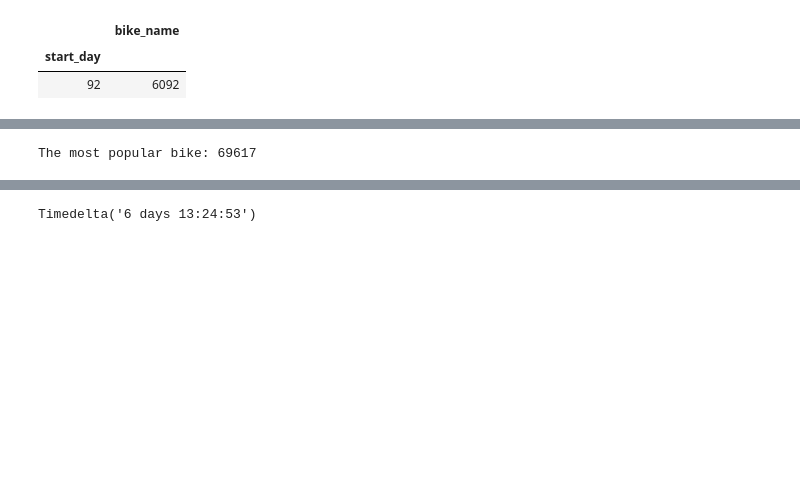
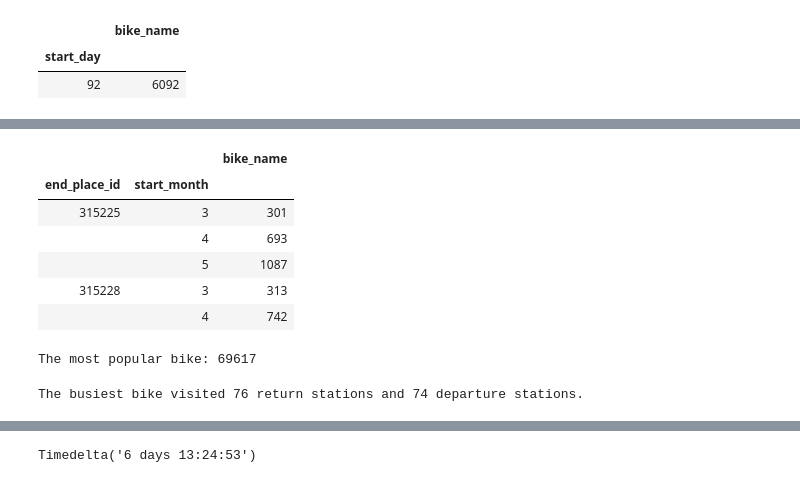
Before and after one commit to KGorczyca/City_bike_Lublin, a Jupyter notebook: PROJEKT.ipynb, the cells around one changed output, grey strips where cells are left out. Saved outputs shown, nothing was run; the diff lists cells and outputs as text; code cells hidden in the pictures; blank space fills up the shorter version.

```diff
--- a/PROJEKT.ipynb
+++ b/PROJEKT.ipynb
@@ -218,3 +234,15 @@ The most popular start station: 315269
+# %%
+#How many bikes return from each station monthly?
+
+city_bike17.groupby(['end_place_id','start_month'])[['bike_name']].count().head()
+# %% [output]
+|  |  | bike_name |
+| end_place_id | start_month |  |
+| 315225 | 3 | 301 |
+|  | 4 | 693 |
+|  | 5 | 1087 |
+| 315228 | 3 | 313 |
+|  | 4 | 742 |
 # %%
 #Most rented bike
 
@@ -222,3 +255,13 @@ top_bike = city_bike17['bike_name'].value_counts().head(1).index[0]
 print(f'The most popular bike: {top_bike}')
 # %% [output]
 The most popular bike: 69617
+# %%
+#Check if the most rented bike has visited all the stations during te season? If not what were the not visited stations?
+
+
+mr_bike = city_bike17[city_bike17['bike_name'] == 69617]
+
+print('The busiest bike visited', mr_bike['end_place_id'].nunique(),'return stations and',mr_bike['start_place_id'].nunique(),
+      'departure stations.')
+# %% [output]
+The busiest bike visited 76 return stations and 74 departure stations.
```
Also changed, not shown: parts of 18 cells of this notebook.
